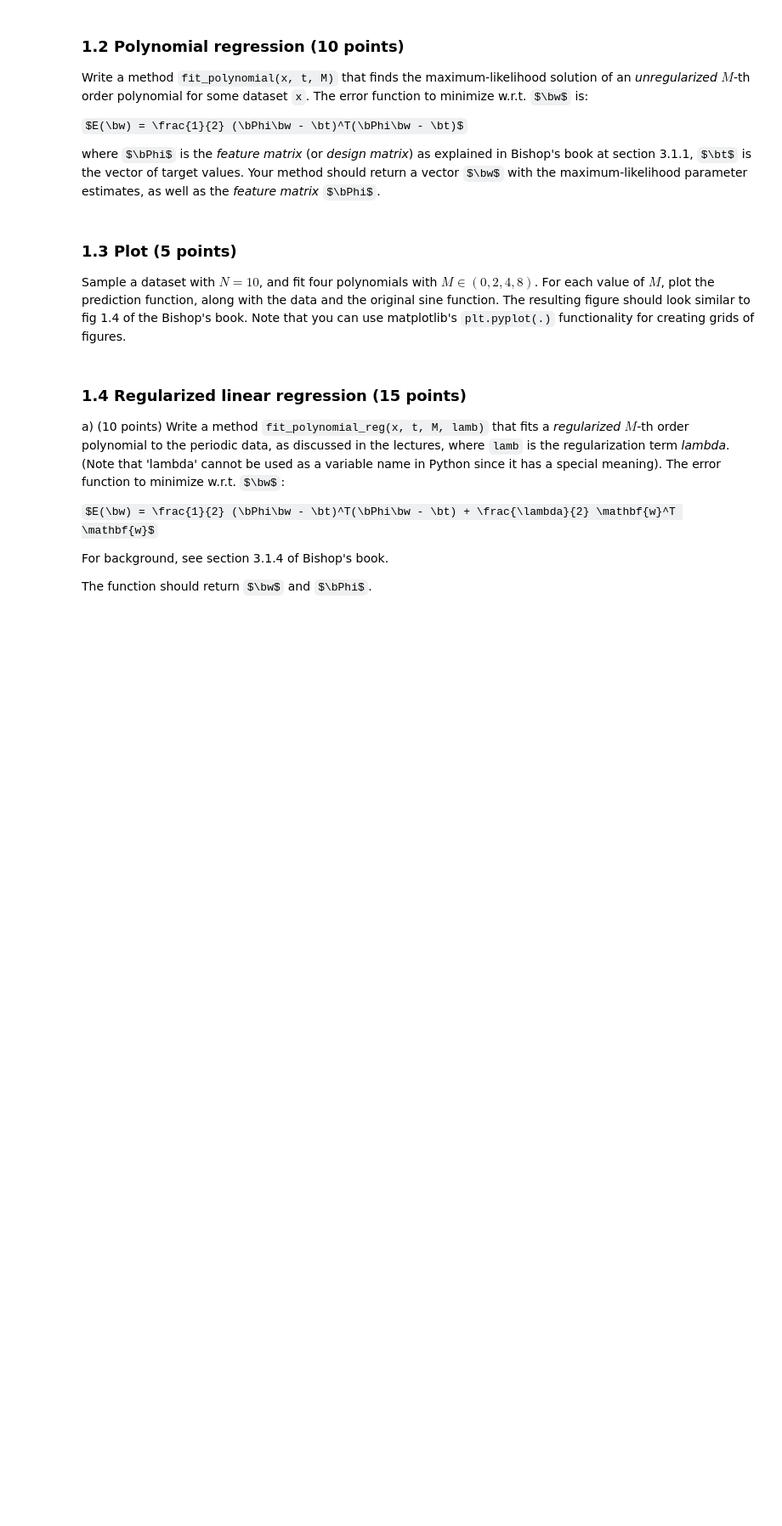
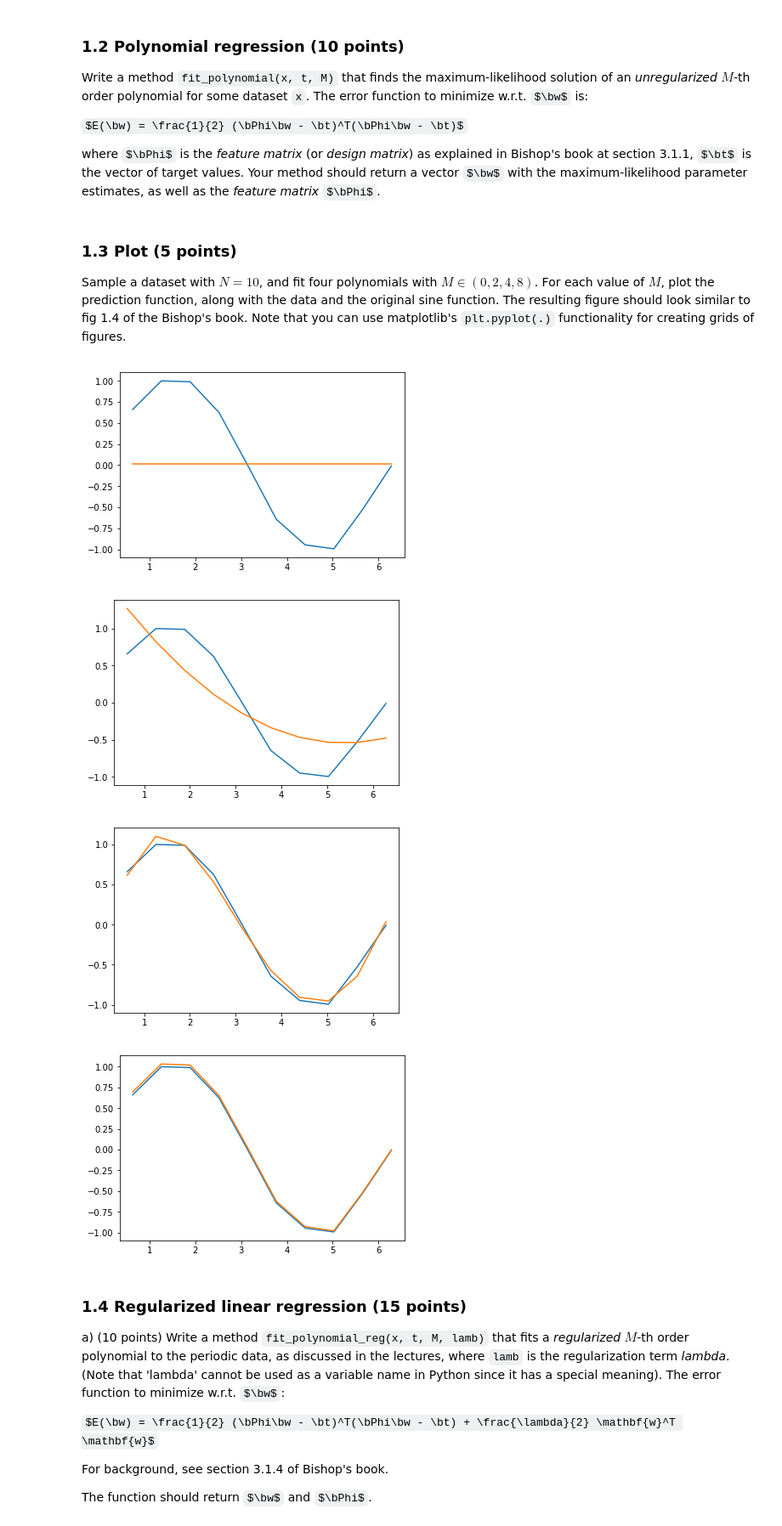
Before and after one commit to VivienvV/ml1, a Jupyter notebook: lab1/lab1.ipynb, the cells around one changed output. Shown at 85% size. Drawn from its saved outputs; the diff is of its cells as text; code cells hidden in the pictures; some formulas as TeX source; blank space fills up the shorter version.

Commit message:
WIP until plotting of 4 figures with overfitting

```diff
--- a/lab1/lab1.ipynb
+++ b/lab1/lab1.ipynb
@@ -121,7 +121,7 @@ where $x_i$ is the $i$-th elements of $\bf{x}$, the mean $\mu_i = \sin(x_i)$ and
 # %%
 def gen_sine(n):
     # YOUR CODE HERE
-    x = np.array([(i * math.pi/n) for i in range(n)])
+    x = np.array([(i * (math.pi*2)/n) for i in range(1,n+1)])
 
     t = np.array([np.random.normal(loc=np.sin(j), scale=(0.25*0.25)) for j in x])
 
@@ -144,13 +144,3 @@ Write a method `fit_polynomial(x, t, M)` that finds the maximum-likelihood solut
 $E(\bw) = \frac{1}{2} (\bPhi\bw - \bt)^T(\bPhi\bw - \bt)$
 
 where $\bPhi$ is the _feature matrix_ (or _design matrix_) as explained in Bishop's book at section 3.1.1, $\bt$ is the vector of target values. Your method should return a vector $\bw$ with the maximum-likelihood parameter estimates, as well as the _feature matrix_ $\bPhi$.
-# %%
-def designmatrix(x, M): # it is highly recommended to write a helper function that computes Phi
-    # YOUR CODE HERE
-    raise NotImplementedError()
-
-def fit_polynomial(x, t, M):
-    # YOUR CODE HERE
-    raise NotImplementedError()
-
-    return w_ml, Phi
@@ -174,3 +192,23 @@ raise NotImplementedError()
+# %%
+N = 10
+x,t = gen_sine(N)
+
+M= [0,2,4,9]
+
+for m in M:
+    w_ml, Phi = fit_polynomial(x, t, m)
+    fit_function = np.dot(Phi, w_ml)
+    plt.figure()
+    plt.plot(x, t, x, fit_function)
+
+    #TODO -- Plot on a much finer x-axis with more points,
+    #then we will see in the fourth graph that it'll be
+    #overfitting and be massively off
+# %% [output]
+[figure, added]
+[figure, added]
+[figure, added]
+[figure, added]
 # %% [markdown]
 ### 1.4 Regularized linear regression (15 points)
 
```
Also changed, not shown: parts of 6 cells of this notebook.
